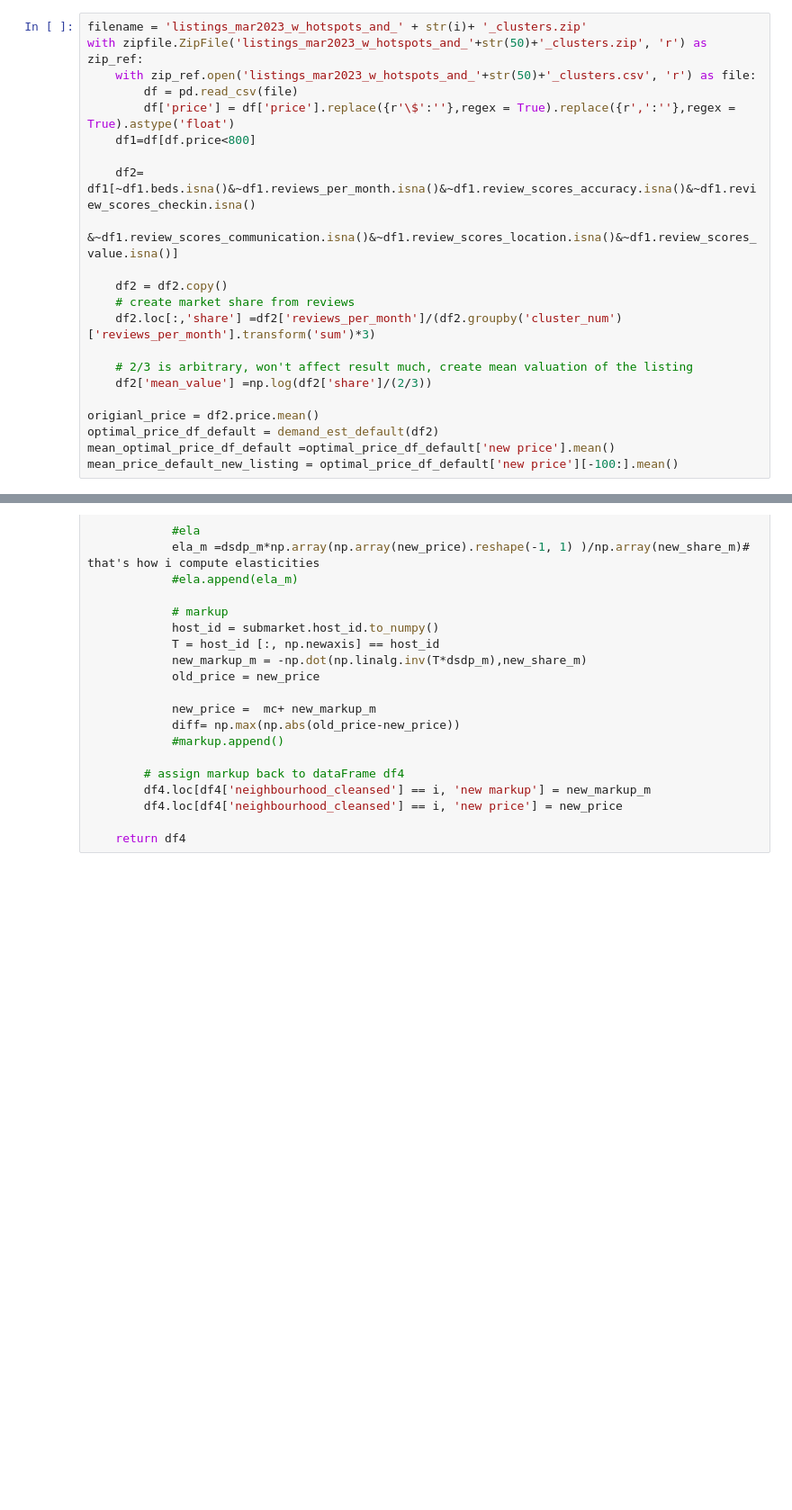
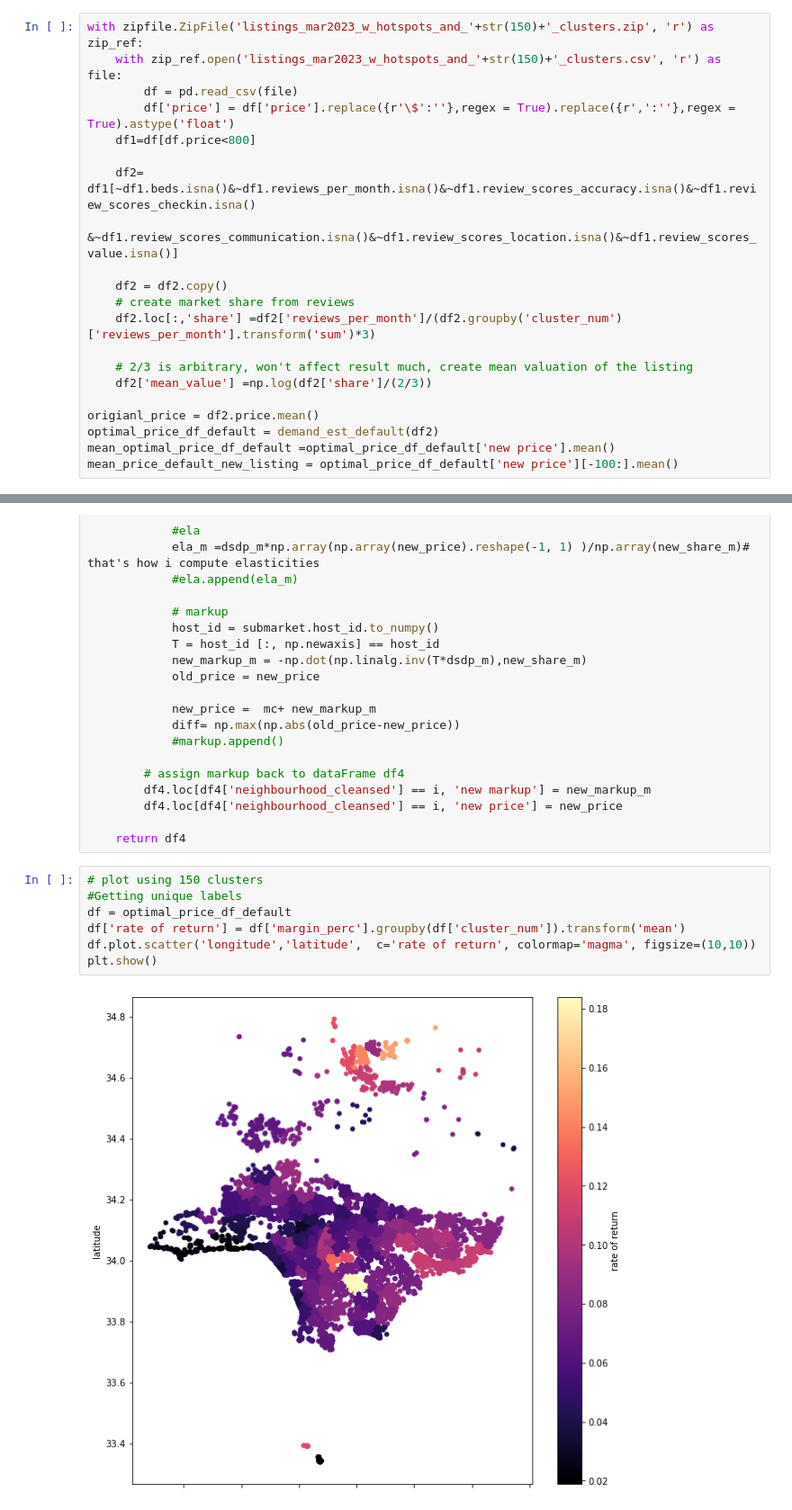
Before and after one commit to Shubhrika007/Erdos_Spring_2023, a Jupyter notebook: Pricing with Hotspot loop 50-500 clusters.ipynb, the cells around one changed output, grey strips where cells are left out. Shown at 90% size. Cells and saved outputs as stored; diff of their text form; blank space fills up the shorter version.

Commit message:
Add rate of return plot

```diff
--- a/Pricing with Hotspot loop 50-500 clusters.ipynb
+++ b/Pricing with Hotspot loop 50-500 clusters.ipynb
@@ -15,9 +15,8 @@ from sklearn.model_selection import train_test_split
 import math
 from statsmodels.sandbox.regression.gmm import IV2SLS
 # %%
-filename = 'listings_mar2023_w_hotspots_and_' + str(i)+ '_clusters.zip'
-with zipfile.ZipFile('listings_mar2023_w_hotspots_and_'+str(50)+'_clusters.zip', 'r') as zip_ref:
-    with zip_ref.open('listings_mar2023_w_hotspots_and_'+str(50)+'_clusters.csv', 'r') as file:
+with zipfile.ZipFile('listings_mar2023_w_hotspots_and_'+str(150)+'_clusters.zip', 'r') as zip_ref:
+    with zip_ref.open('listings_mar2023_w_hotspots_and_'+str(150)+'_clusters.csv', 'r') as file:
         df = pd.read_csv(file)
         df['price'] = df['price'].replace({r'\$':''},regex = True).replace({r',':''},regex = True).astype('float')
     df1=df[df.price<800]
@@ -319,3 +318,12 @@ def demand_est_default(df):
         df4.loc[df4['neighbourhood_cleansed'] == i, 'new price'] = new_price
 
     return df4
+# %%
+# plot using 150 clusters
+#Getting unique labels
+df = optimal_price_df_default
+df['rate of return'] = df['margin_perc'].groupby(df['cluster_num']).transform('mean')
+df.plot.scatter('longitude','latitude',  c='rate of return', colormap='magma', figsize=(10,10))
+plt.show()
+# %% [output]
+[figure, added]
```
Also changed, not shown: 1 other file.
